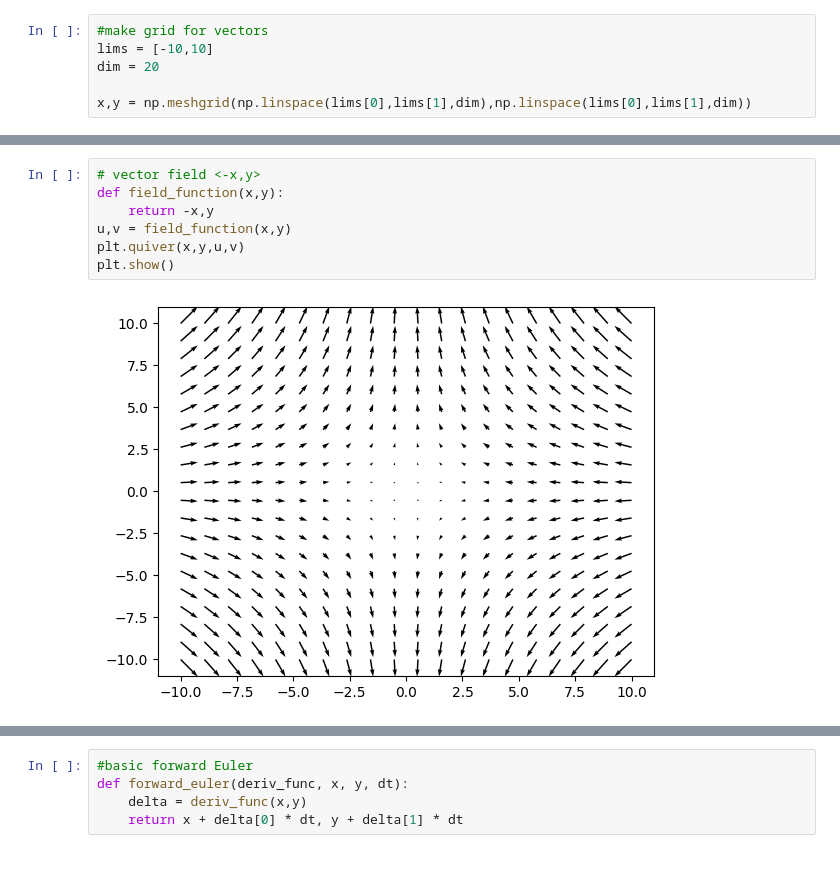
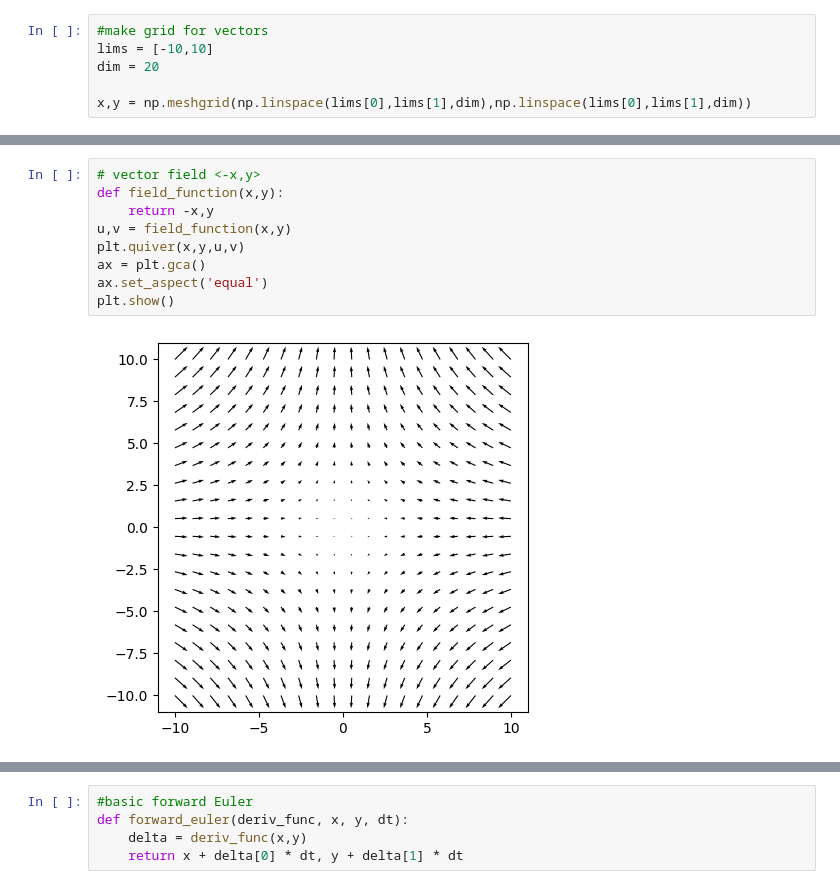
Before and after one commit to rportocarrero/Python, a Jupyter notebook: Vector Fields/Vector Fields.ipynb, the cells around one changed output, grey strips where cells are left out. Saved outputs shown, nothing was run; the diff lists cells and outputs as text.

```diff
--- a/Vector Fields/Vector Fields.ipynb
+++ b/Vector Fields/Vector Fields.ipynb
@@ -28,12 +32,14 @@ plt.show()
 # %%
 # vector field <-x,y>
 def field_function(x,y):
     return -x,y
 u,v = field_function(x,y)
 plt.quiver(x,y,u,v)
+ax = plt.gca()
+ax.set_aspect('equal')
 plt.show()
 # %% [output]
-[figure, old version]
+[figure, new version]
 # %%
 # vector field <x,-y>
 def field_function(x,y):
```
Also changed, not shown: parts of 17 cells of this notebook, 1 other file.
